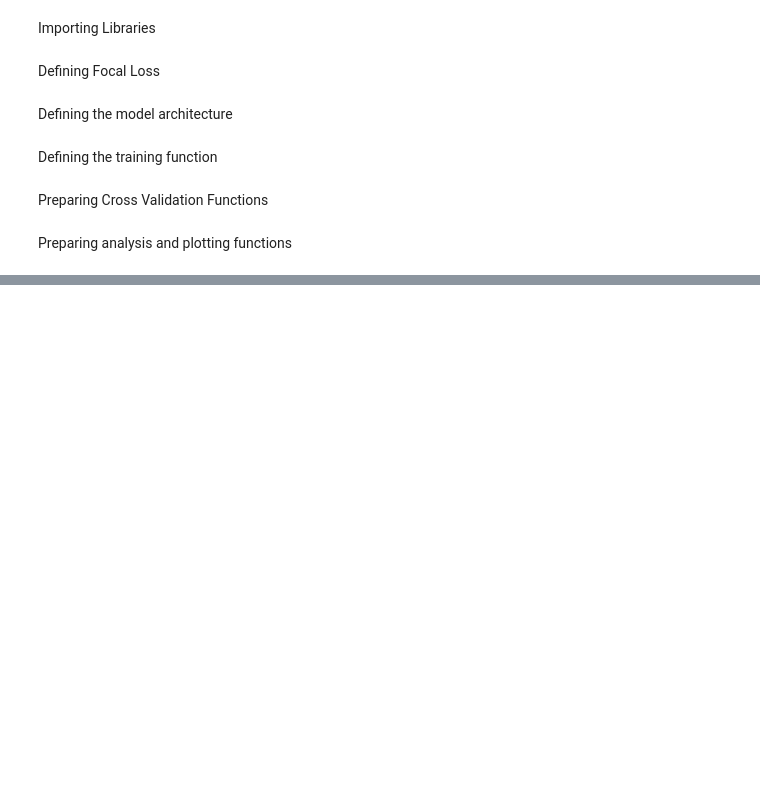
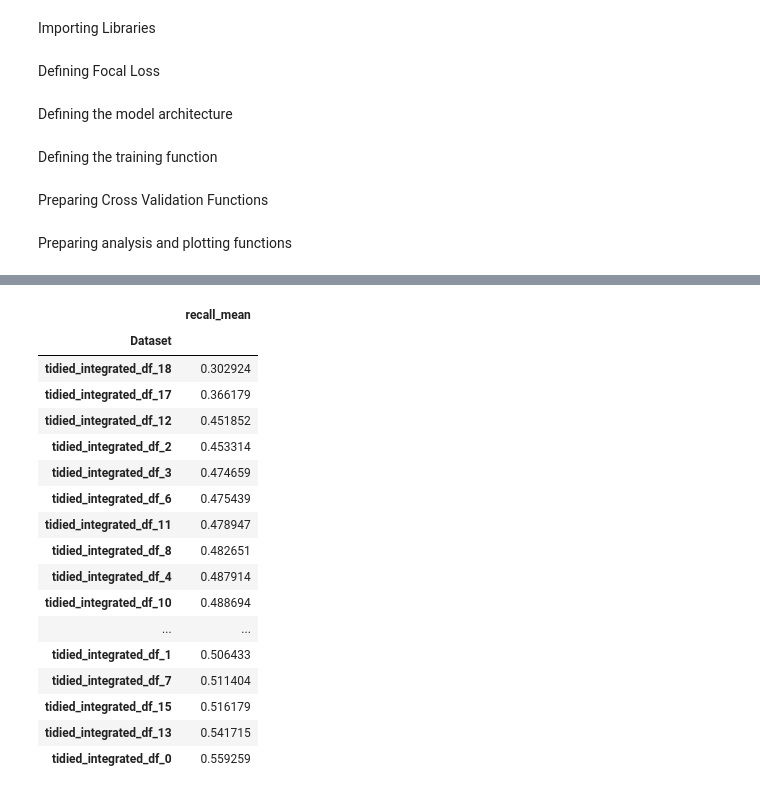
Before and after one commit to JackWJW/LGG_Prognosis_Prediction, a Jupyter notebook: Machine_Learning_Prediction_LGG.ipynb, the cells around one changed output, grey strips where cells are left out. Saved outputs shown, nothing was run; the diff lists cells and outputs as text; code cells hidden in the pictures; blank space fills up the shorter version.

```diff
--- a/Machine_Learning_Prediction_LGG.ipynb
+++ b/Machine_Learning_Prediction_LGG.ipynb
@@ -409,0 +445,21 @@ metrics_df
+# %%
+metrics_df[["Dataset","recall_mean"]].groupby("Dataset").mean().sort_values(by="recall_mean")
+# %% [output]
+|  | recall_mean |
+| Dataset |  |
+| tidied_integrated_df_18 | 0.302924 |
+| tidied_integrated_df_17 | 0.366179 |
+| tidied_integrated_df_12 | 0.451852 |
+| tidied_integrated_df_2 | 0.453314 |
+| tidied_integrated_df_3 | 0.474659 |
+| tidied_integrated_df_6 | 0.475439 |
+| tidied_integrated_df_11 | 0.478947 |
+| tidied_integrated_df_8 | 0.482651 |
+| tidied_integrated_df_4 | 0.487914 |
+| tidied_integrated_df_10 | 0.488694 |
+| ... | ... |
+| tidied_integrated_df_1 | 0.506433 |
+| tidied_integrated_df_7 | 0.511404 |
+| tidied_integrated_df_15 | 0.516179 |
+| tidied_integrated_df_13 | 0.541715 |
+| tidied_integrated_df_0 | 0.559259 |
```
Also changed, not shown: parts of 13 cells of this notebook, 3 other files.
